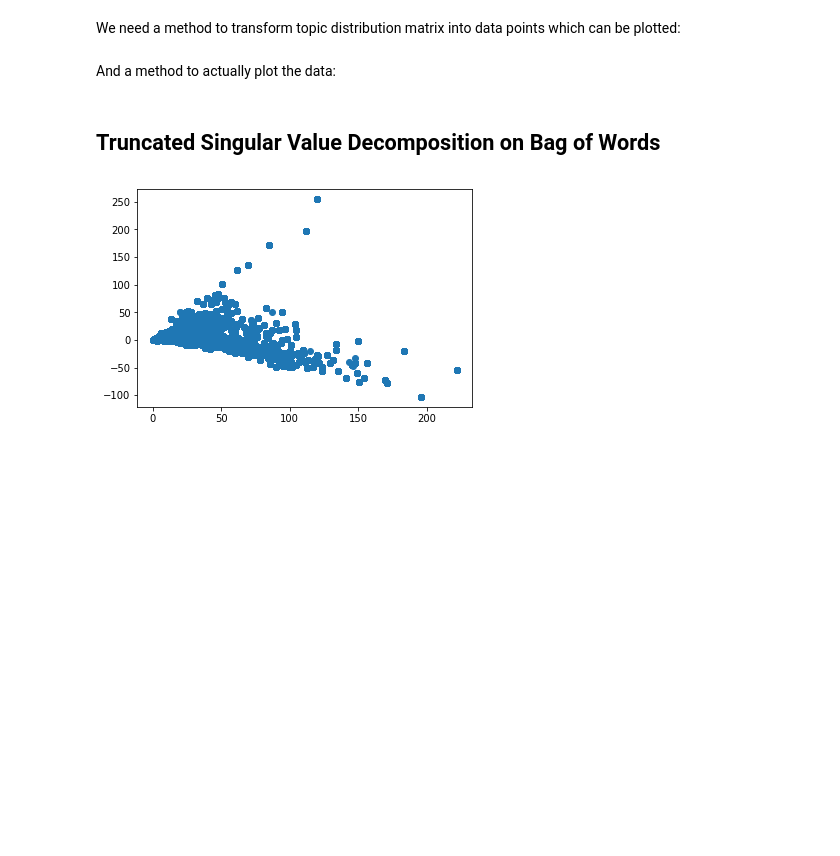
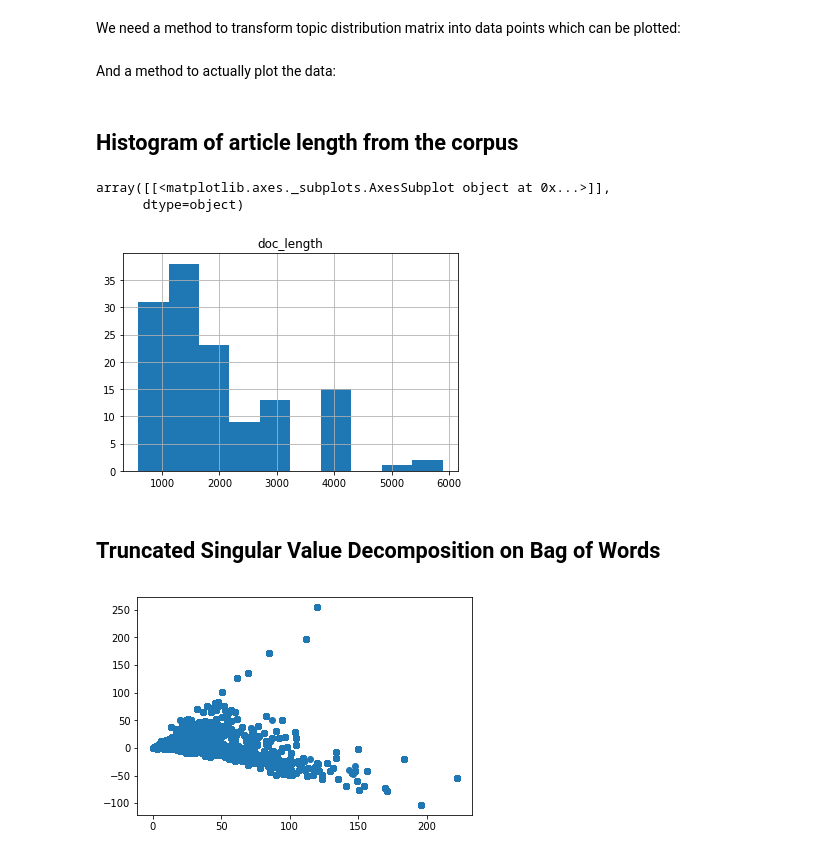
Before and after one commit to RePierre/metis, a Jupyter notebook: jupyter-notebooks/analysis-of-corpus-files.ipynb, the cells around one changed output. Drawn from its saved outputs; the diff is of its cells as text; code cells hidden in the pictures; blank space fills up the shorter version.

Commit message:
Code for histogram of article lengths.

```diff
--- a/jupyter-notebooks/analysis-of-corpus-files.ipynb
+++ b/jupyter-notebooks/analysis-of-corpus-files.ipynb
@@ -44,6 +44,15 @@ def plot_data_points(x, y, z=0):
         ax.set_ylabel('Probability')
         ax.set_zlabel('Document')
     plt.show()
+# %% [markdown]
+## Histogram of article length from the corpus
+# %%
+df = pandas.read_csv('../data/corpus-analysis/article-lengths.csv')
+df.hist(column='doc_length')
+# %% [output]
+array([[<matplotlib.axes._subplots.AxesSubplot object at 0x...>]],
+      dtype=object)
+[figure, added]
 # %% [markdown]
 ## Truncated Singular Value Decomposition on Bag of Words
 # %%
```
Also changed, not shown: 1 other file.
